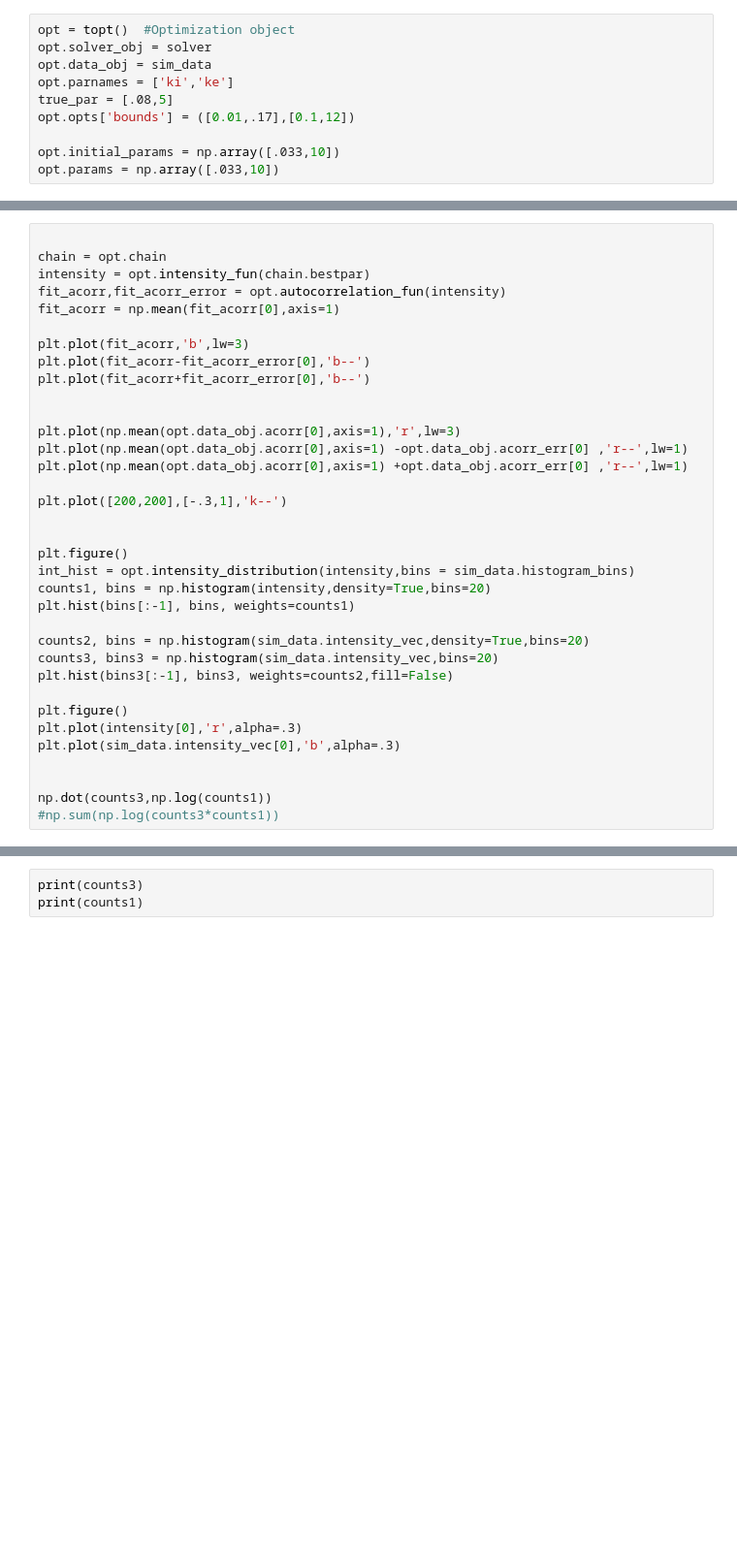
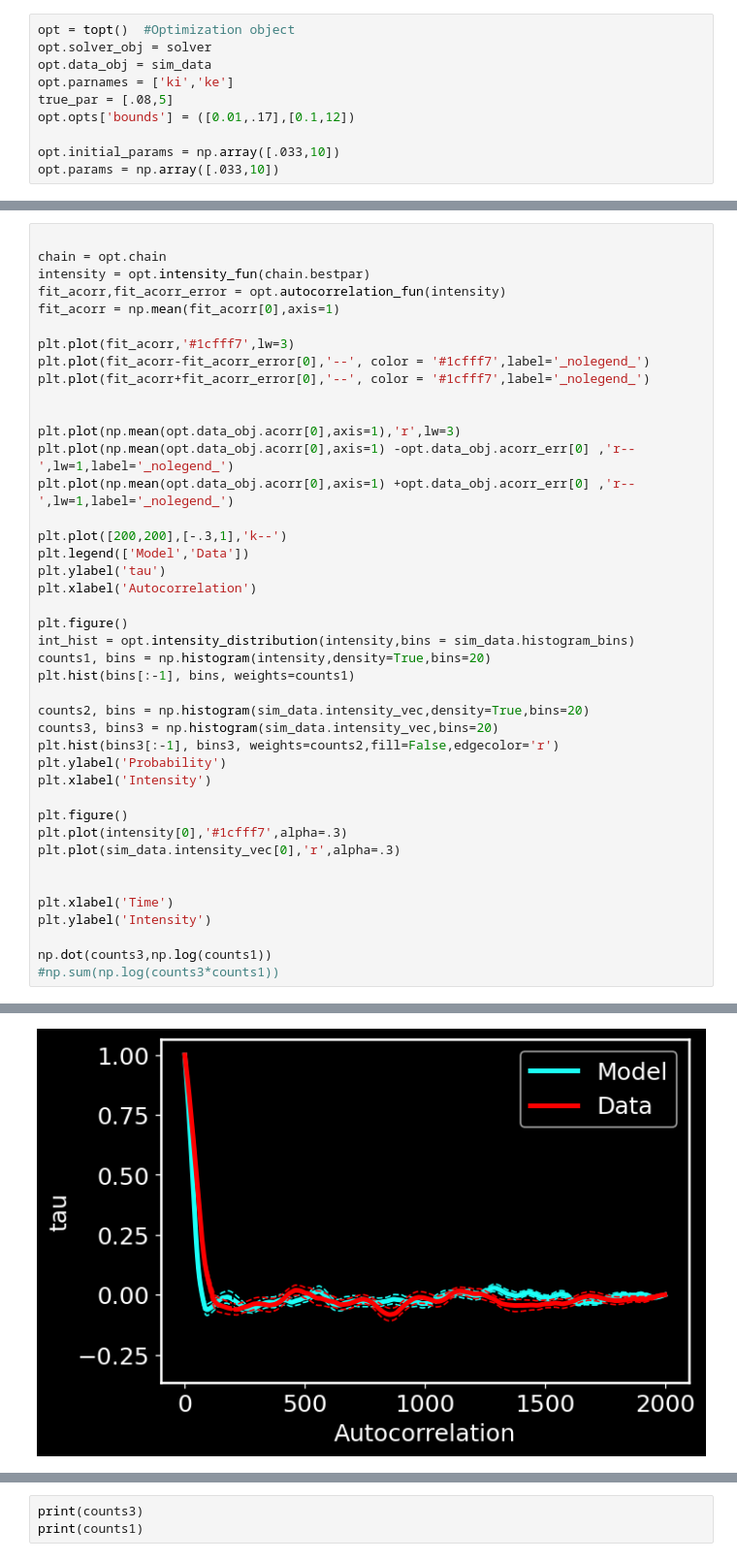
Before and after one commit to MunskyGroup/rSNAPsim, a Jupyter notebook: interactive_notebooks/Example Optimizers.ipynb, the cells around one changed output, grey strips where cells are left out. Shown at 97% size. Drawn from its saved outputs; the diff is of its cells as text; blank space fills up the shorter version.

```diff
--- a/interactive_notebooks/Example Optimizers.ipynb
+++ b/interactive_notebooks/Example Optimizers.ipynb
@@ -106,17 +123,19 @@ intensity = opt.intensity_fun(chain.bestpar)
 fit_acorr,fit_acorr_error = opt.autocorrelation_fun(intensity)
 fit_acorr = np.mean(fit_acorr[0],axis=1)
 
-plt.plot(fit_acorr,'b',lw=3)
-plt.plot(fit_acorr-fit_acorr_error[0],'b--')
-plt.plot(fit_acorr+fit_acorr_error[0],'b--')
+plt.plot(fit_acorr,'#1cfff7',lw=3)
+plt.plot(fit_acorr-fit_acorr_error[0],'--', color = '#1cfff7',label='_nolegend_')
+plt.plot(fit_acorr+fit_acorr_error[0],'--', color = '#1cfff7',label='_nolegend_')
 
 
 plt.plot(np.mean(opt.data_obj.acorr[0],axis=1),'r',lw=3)
-plt.plot(np.mean(opt.data_obj.acorr[0],axis=1) -opt.data_obj.acorr_err[0] ,'r--',lw=1)
-plt.plot(np.mean(opt.data_obj.acorr[0],axis=1) +opt.data_obj.acorr_err[0] ,'r--',lw=1)
+plt.plot(np.mean(opt.data_obj.acorr[0],axis=1) -opt.data_obj.acorr_err[0] ,'r--',lw=1,label='_nolegend_')
+plt.plot(np.mean(opt.data_obj.acorr[0],axis=1) +opt.data_obj.acorr_err[0] ,'r--',lw=1,label='_nolegend_')
 
 plt.plot([200,200],[-.3,1],'k--')
-
+plt.legend(['Model','Data'])
+plt.ylabel('tau')
+plt.xlabel('Autocorrelation')
 
 plt.figure()
 int_hist = opt.intensity_distribution(intensity,bins = sim_data.histogram_bins)
@@ -125,12 +144,18 @@ plt.hist(bins[:-1], bins, weights=counts1)
 
 counts2, bins = np.histogram(sim_data.intensity_vec,density=True,bins=20)
 counts3, bins3 = np.histogram(sim_data.intensity_vec,bins=20)
-plt.hist(bins3[:-1], bins3, weights=counts2,fill=False)
+plt.hist(bins3[:-1], bins3, weights=counts2,fill=False,edgecolor='r')
+plt.ylabel('Probability')
+plt.xlabel('Intensity')
 
 plt.figure()
-plt.plot(intensity[0],'r',alpha=.3)
-plt.plot(sim_data.intensity_vec[0],'b',alpha=.3)
+plt.plot(intensity[0],'#1cfff7',alpha=.3)
+plt.plot(sim_data.intensity_vec[0],'r',alpha=.3)
 
+
+plt.xlabel('Time')
+plt.ylabel('Intensity')
 
 np.dot(counts3,np.log(counts1))
 #np.sum(np.log(counts3*counts1))
+# %% [output]
@@ -136,0 +163 @@ np.dot(counts3,np.log(counts1))
+[figure, added]
```
Also changed, not shown: parts of 10 cells of this notebook, 4 other files.
